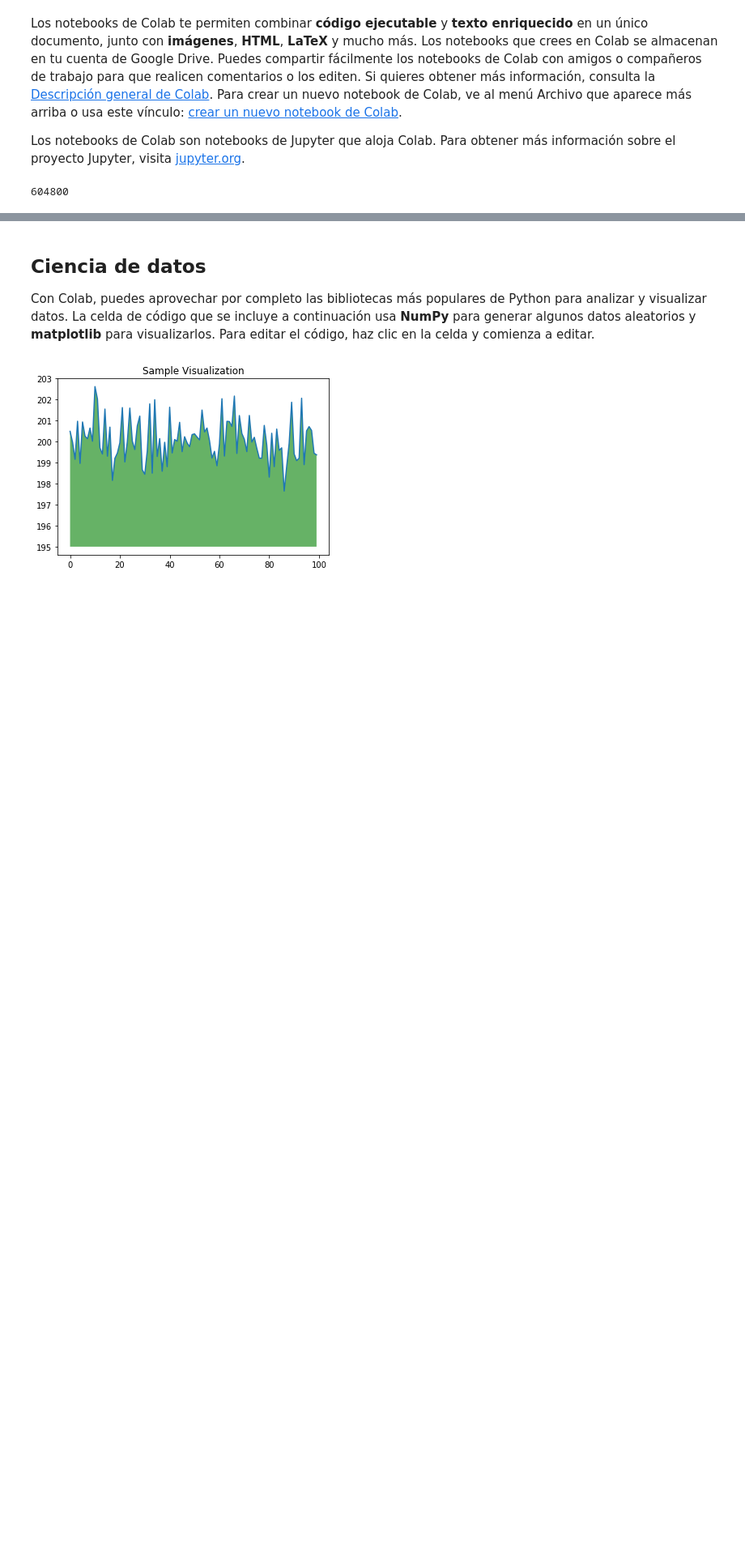
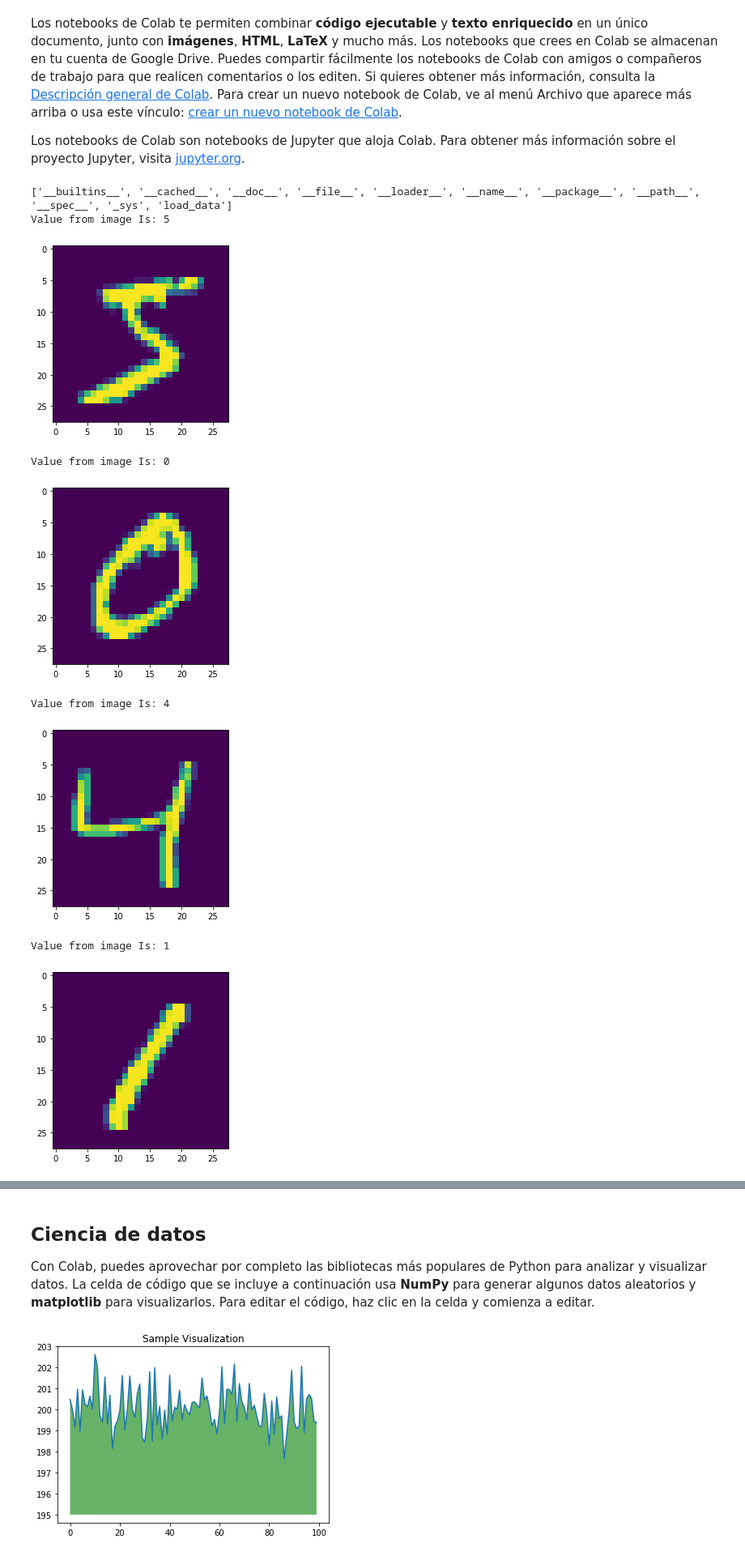
Before and after one commit to Her204/FreeCodeCamp-Pandas-Real-Life-Example, a Jupyter notebook: Te_damos_la_bienvenida_a_Colaboratory.ipynb, the cells around one changed output, grey strips where cells are left out. Shown: that part at 81% size. Cells and saved outputs as stored; diff of their text form; code cells hidden in the pictures; blank space fills up the shorter version.

```diff
--- a/Te_damos_la_bienvenida_a_Colaboratory.ipynb
+++ b/Te_damos_la_bienvenida_a_Colaboratory.ipynb
@@ -30,8 +35,28 @@ Las variables que defines en una celda pueden usarse en otras:
 Los notebooks de Colab te permiten combinar <strong>código ejecutable</strong> y <strong>texto enriquecido</strong> en un único documento, junto con <strong>imágenes</strong>, <strong>HTML</strong>, <strong>LaTeX</strong> y mucho más. Los notebooks que crees en Colab se almacenan en tu cuenta de Google Drive. Puedes compartir fácilmente los notebooks de Colab con amigos o compañeros de trabajo para que realicen comentarios o los editen. Si quieres obtener más información, consulta la <a href="/notebooks/basic_features_overview.ipynb">Descripción general de Colab</a>. Para crear un nuevo notebook de Colab, ve al menú Archivo que aparece más arriba o usa este vínculo: <a href="http://colab.research.google.com#create=true">crear un nuevo notebook de Colab</a>.
 
 Los notebooks de Colab son notebooks de Jupyter que aloja Colab. Para obtener más información sobre el proyecto Jupyter, visita <a href="https://www.jupyter.org">jupyter.org</a>.
-# %%
-seconds_in_a_week = 7 * seconds_in_a_day
-seconds_in_a_week
-# %% [output]
-604800
+# %%
+import tensorflow.keras.datasets.mnist as tf
+import matplotlib.pyplot as plt
+import numpy as np
+print(sorted(dir(tf)))
+
+Load = tf.load_data()
+train_x = Load[0][0]
+train_y = Load[0][1]
+test_x = Load[1][0]
+test_y = Load[1][1]
+for a,b in enumerate(train_x[:5]):
+    print("Value from image Is:", train_y[a])
+    plt.imshow(b)
+    plt.show()
+# %% [output]
+['__builtins__', '__cached__', '__doc__', '__file__', '__loader__', '__name__', '__package__', '__path__', '__spec__', '_sys', 'load_data']
+Value from image Is: 5
+[figure, added]
+Value from image Is: 0
+[figure, added]
+Value from image Is: 4
+[figure, added]
+Value from image Is: 1
+[figure, added]
```
Also changed, not shown: parts of 10 cells of this notebook.
